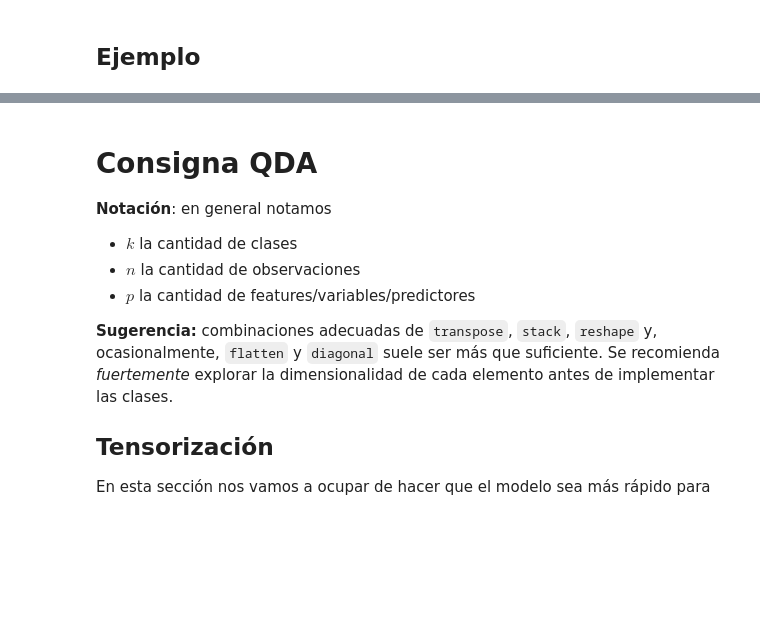
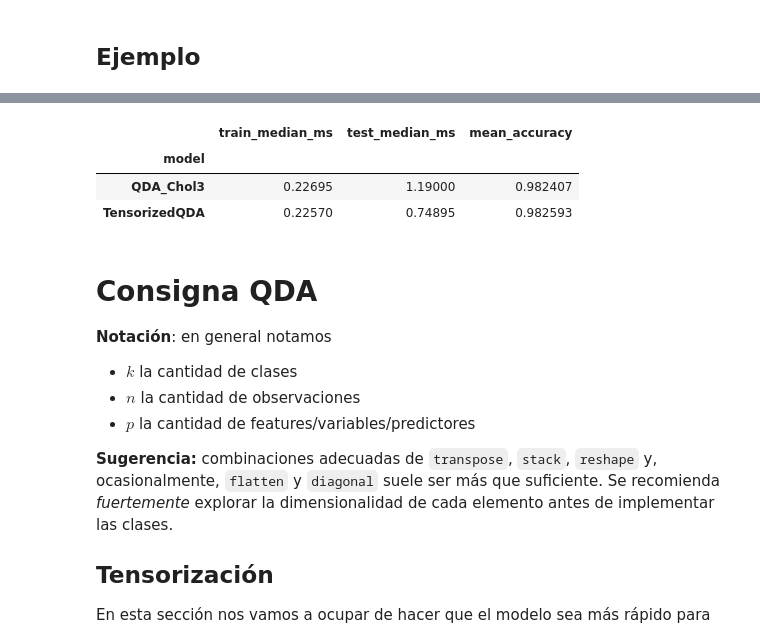
Before and after one commit to jpskobalski/tp_amia, a Jupyter notebook: AMIA_2025_TP1.ipynb, the cells around one changed output, grey strips where cells are left out. Cells and saved outputs as stored; diff of their text form; code cells hidden in the pictures; blank space fills up the shorter version.

```diff
--- a/AMIA_2025_TP1.ipynb
+++ b/AMIA_2025_TP1.ipynb
@@ -470,9 +505,12 @@ summ
 # %%
 summ[[
     'train_median_ms', 'test_median_ms','mean_accuracy',
-    'train_speedup', 'test_speedup',
-    'train_mem_reduction', 'test_mem_reduction',
 ]]
+# %% [output]
+|  | train_median_ms | test_median_ms | mean_accuracy |
+| model |  |  |  |
+| QDA_Chol3 | 0.22695 | 1.19000 | 0.982407 |
+| TensorizedQDA | 0.22570 | 0.74895 | 0.982593 |
 # %% [markdown]
 # Consigna QDA
 
```
Also changed, not shown: parts of 13 cells of this notebook.
